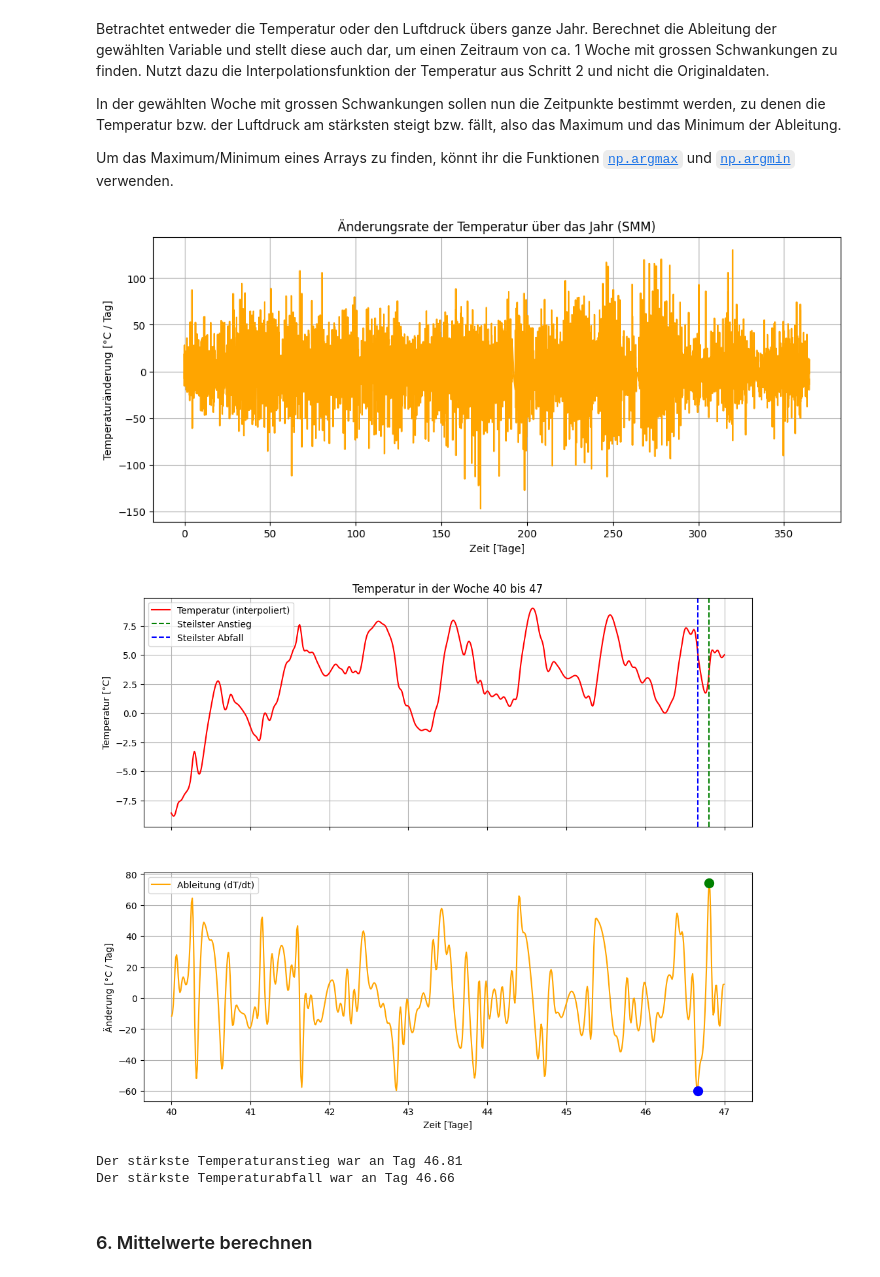
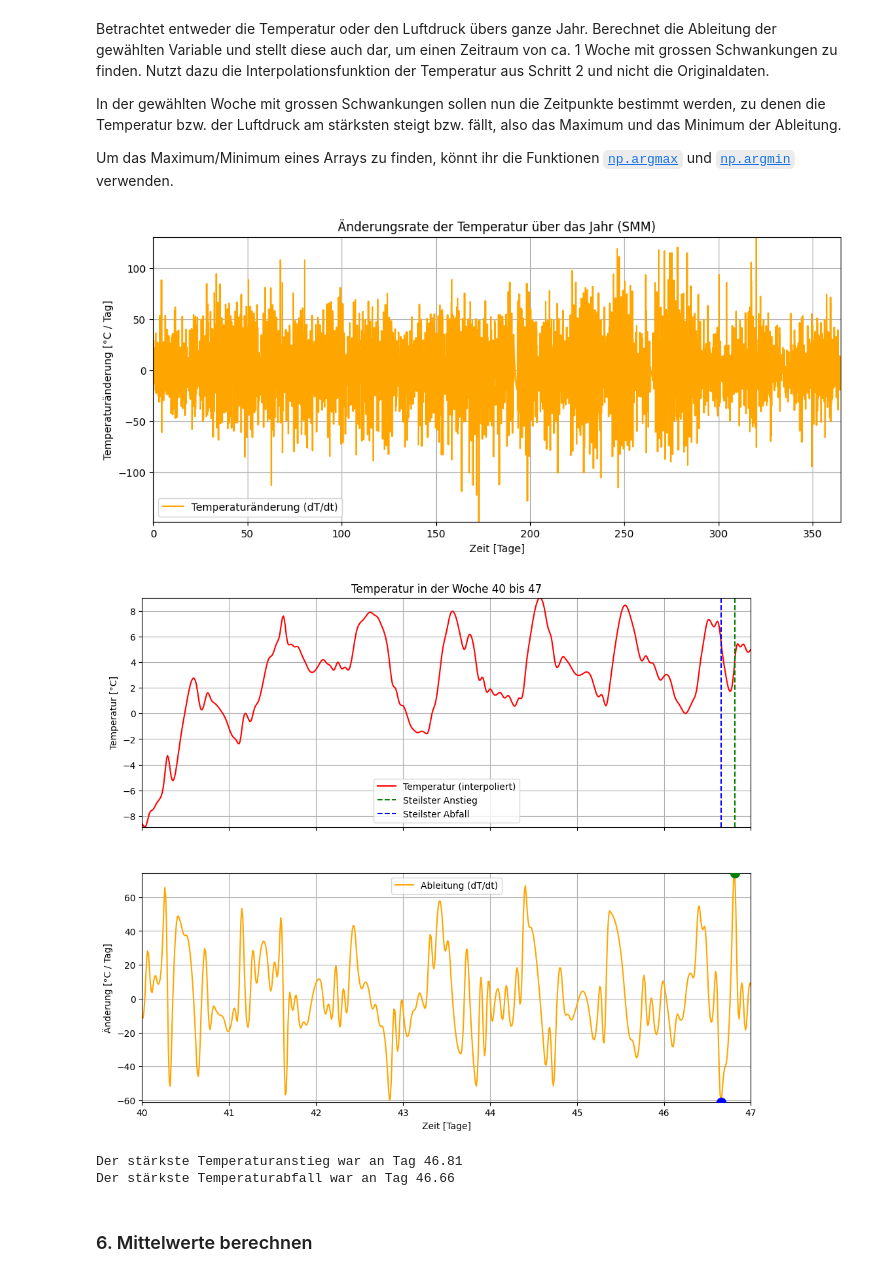
Before and after one commit to Menk1804/NDGS_Projekt_Nico_Menk, a Jupyter notebook: Projekt/Projekt_Vorlage+Aufgaben.ipynb, the cells around one changed output. Saved outputs shown, nothing was run; the diff lists cells and outputs as text; code cells hidden in the pictures.

```diff
--- a/Projekt/Projekt_Vorlage+Aufgaben.ipynb
+++ b/Projekt/Projekt_Vorlage+Aufgaben.ipynb
@@ -60,19 +58,19 @@ regen = weather_array[:, 2]
 sonne = weather_array[:, 3]
 
 # 2. Ziel-Zeitachse definieren (Viertelstündlich)
-# Wir nutzen dein 'time_array'
 t_interp = np.arange(0, time_array[-1], 1/(24*4))
-t_interp = np.append(t_interp, time_array[-1]) # Endpunkt hinzufügen
+t_interp = np.append(t_interp, time_array[-1])  # Endpunkt hinzufügen
 
 # 3. Interpolationsfunktionen erstellen
-# Kubisch für glatte Verläufe, Linear für Regen/Sonne (wegen physikalischer Sinnhaftigkeit)
-f_temp = interp1d(time_array, temperatur, kind='cubic')
-f_druck = interp1d(time_array, luftdruck, kind='cubic')
-f_regen = interp1d(time_array, regen, kind='linear')
-f_sonne = interp1d(time_array, sonne, kind='linear')
+# Kubisch mit natürlichen Randbedingungen für glatte Verläufe
+# Linear für Regen/Sonne (wegen physikalischer Sinnhaftigkeit)
+f_temp  = make_interp_spline(time_array, temperatur, k=3, bc_type="natural")
+f_druck = make_interp_spline(time_array, luftdruck,  k=3, bc_type="natural")
+f_regen = make_interp_spline(time_array, regen, k=1)
+f_sonne = make_interp_spline(time_array, sonne, k=1)
 
 # 4. Neue Werte berechnen
-temp_interp = f_temp(t_interp)
+temp_interp  = f_temp(t_interp)
 druck_interp = f_druck(t_interp)
 regen_interp = f_regen(t_interp)
 sonne_interp = f_sonne(t_interp)
@@ -258,23 +219,21 @@ In der gewählten Woche mit grossen Schwankungen sollen nun die Zeitpunkte besti
 
 Um das Maximum/Minimum eines Arrays zu finden, könnt ihr die Funktionen [`np.argmax`](https://numpy.org/doc/stable//reference/generated/numpy.argmax.htm) und [`np.argmin`](https://numpy.org/doc/stable//reference/generated/numpy.argmin.html) verwenden.
 # %%
-# Zeitabstand zwischen zwei Punkten (in Tagen)
-dt = t_interp[1] - t_interp[0]
+# Analytische Ableitung des Splines (exakt, da f_temp ein BSpline-Objekt ist)
+f_temp_deriv = f_temp.derivative()
 
-# Numerische Ableitung: (T_nachher - T_vorher) / dt
-# np.diff berechnet die Differenz zwischen aufeinanderfolgenden Elementen
-temp_ableitung = np.diff(temp_interp) / dt
-
-# Da np.diff das Array um 1 kürzt, brauchen wir eine passende Zeitachse für die Ableitung
-t_ableitung = t_interp[:-1] + dt/2
+# Ableitung über das ganze Jahr berechnen
+temp_ableitung = f_temp_deriv(t_interp)
 
 # Plot über das ganze Jahr, um Schwankungen zu finden
 plt.figure(figsize=(12, 5))
-plt.plot(t_ableitung, temp_ableitung, color='orange')
+plt.plot(t_interp, temp_ableitung, color='orange', label='Temperaturänderung (dT/dt)')
 plt.title('Änderungsrate der Temperatur über das Jahr (SMM)')
 plt.ylabel('Temperaturänderung [°C / Tag]')
 plt.xlabel('Zeit [Tage]')
+plt.legend()
 plt.grid()
+plt.margins(0)
 plt.show()
 
 
@@ -283,51 +242,50 @@ t_start_woche = 40
 t_end_woche = 47
 
 # Masken für die gewählte Woche
-mask_woche_interp = (t_interp >= t_start_woche) & (t_interp <= t_end_woche)
-mask_woche_ableitung = (t_ableitung >= t_start_woche) & (t_ableitung <= t_end_woche)
+mask_woche = (t_interp >= t_start_woche) & (t_interp <= t_end_woche)
 
 # Daten für die Woche extrahieren
-t_woche = t_interp[mask_woche_interp]
-temp_woche = temp_interp[mask_woche_interp]
-t_abl_woche = t_ableitung[mask_woche_ableitung]
-abl_woche = temp_ableitung[mask_woche_ableitung]
+t_woche = t_interp[mask_woche]
+temp_woche = temp_interp[mask_woche]
+abl_woche = temp_ableitung[mask_woche]
 
 # Zeitpunkte der stärksten Änderung finden (Maximum und Minimum der Ableitung)
 idx_max = np.argmax(abl_woche)
 idx_min = np.argmin(abl_woche)
 
-t_max_anstieg = t_abl_woche[idx_max]
-t_max_fall = t_abl_woche[idx_min]
+t_max_anstieg = t_woche[idx_max]
+t_max_fall = t_woche[idx_min]
 
 # Darstellung
-fig, (ax1, ax2) = plt.subplots(2, 1, figsize=(12, 10), sharex=True,)
+fig, (ax1, ax2) = plt.subplots(2, 1, figsize=(12, 10), sharex=True)
 
 # Plot 1: Temperaturverlauf
 ax1.plot(t_woche, temp_woche, 'r-', label='Temperatur (interpoliert)')
 ax1.axvline(t_max_anstieg, color='green', linestyle='--', label='Steilster Anstieg')
 ax1.axvline(t_max_fall, color='blue', linestyle='--', label='Steilster Abfall')
 ax1.set_ylabel('Temperatur [°C]')
 ax1.set_title(f'Temperatur in der Woche {t_start_woche} bis {t_end_woche}')
 ax1.legend()
 ax1.grid()
+ax1.margins(0)
 
 # Plot 2: Ableitung
-ax2.plot(t_abl_woche, abl_woche, 'orange', label='Ableitung (dT/dt)')
+ax2.plot(t_woche, abl_woche, 'orange', label='Ableitung (dT/dt)')
 ax2.scatter(t_max_anstieg, abl_woche[idx_max], color='green', s=100, zorder=5)
 ax2.scatter(t_max_fall, abl_woche[idx_min], color='blue', s=100, zorder=5)
 ax2.set_ylabel('Änderung [°C / Tag]')
 ax2.set_xlabel('Zeit [Tage]')
 ax2.legend()
 ax2.grid()
-
+ax2.margins(0)
 
 plt.show()
 
 print(f"Der stärkste Temperaturanstieg war an Tag {t_max_anstieg:.2f}")
 print(f"Der stärkste Temperaturabfall war an Tag {t_max_fall:.2f}")
 # %% [output]
-[figure, old version]
+[figure, new version]
-[figure, old version]
+[figure, new version]
 Der stärkste Temperaturanstieg war an Tag 46.81
 Der stärkste Temperaturabfall war an Tag 46.66
 # %% [markdown]
```
Also changed, not shown: parts of 5 cells of this notebook, 1 other file.
